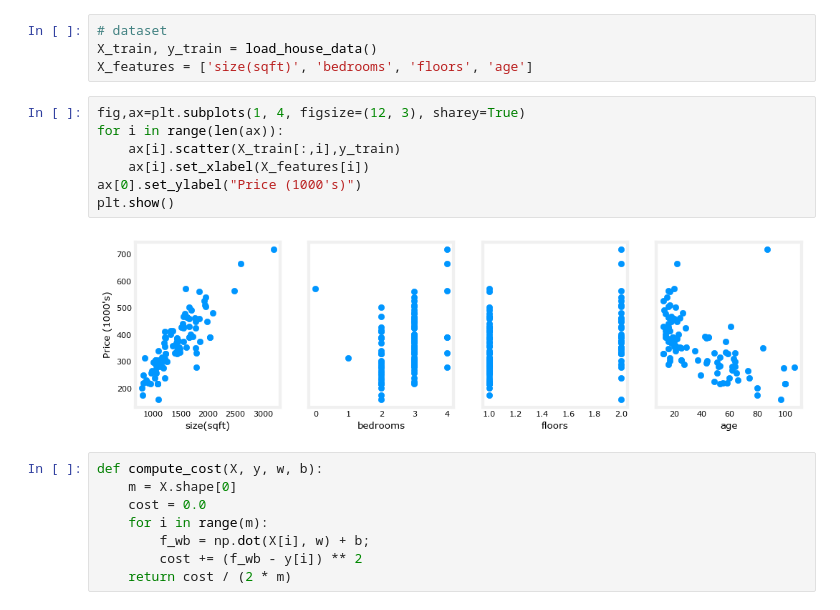
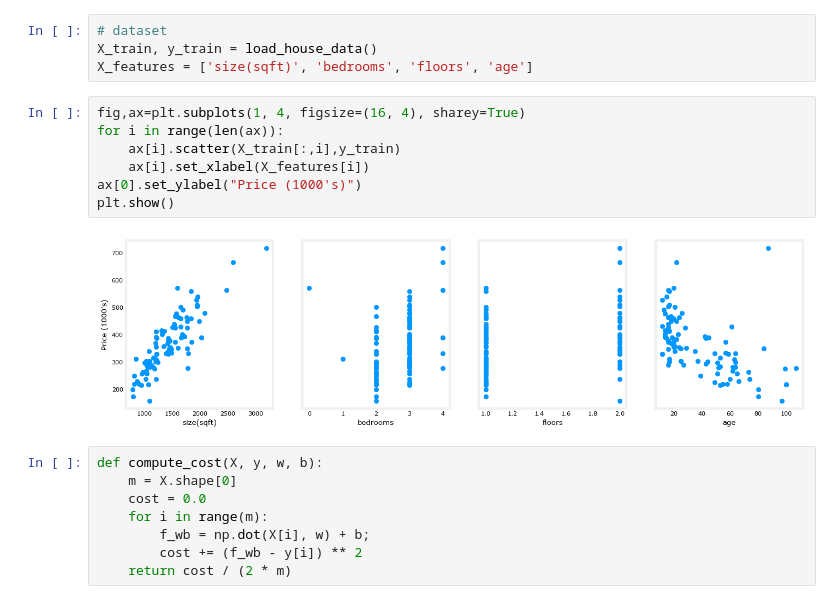
Before and after one commit to dubey22rohit/ai-ml, a Jupyter notebook: linear_regression/feature_scaling_learning_rate.ipynb, the cells around one changed output. Drawn from its saved outputs; the diff is of its cells as text.

```diff
--- a/linear_regression/feature_scaling_learning_rate.ipynb
+++ b/linear_regression/feature_scaling_learning_rate.ipynb
@@ -12,14 +12,14 @@ plt.style.use("./deeplearning.mplstyle")
 X_train, y_train = load_house_data()
 X_features = ['size(sqft)', 'bedrooms', 'floors', 'age']
 # %%
-fig,ax=plt.subplots(1, 4, figsize=(12, 3), sharey=True)
+fig,ax=plt.subplots(1, 4, figsize=(16, 4), sharey=True)
 for i in range(len(ax)):
     ax[i].scatter(X_train[:,i],y_train)
     ax[i].set_xlabel(X_features[i])
 ax[0].set_ylabel("Price (1000's)")
 plt.show()
 # %% [output]
-[figure, old version]
+[figure, new version]
 # %%
 def compute_cost(X, y, w, b):
     m = X.shape[0]
```
Also changed, not shown: 1 other file.
